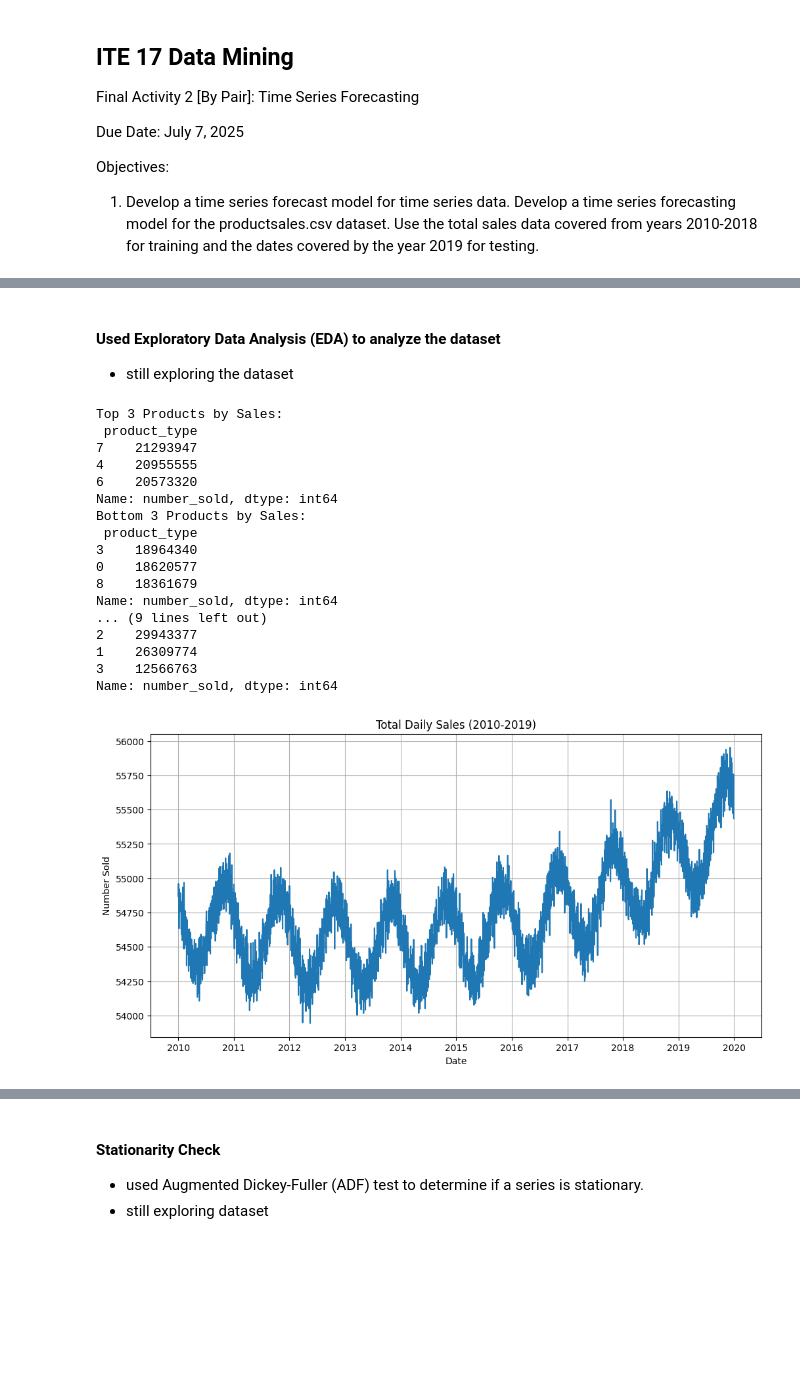
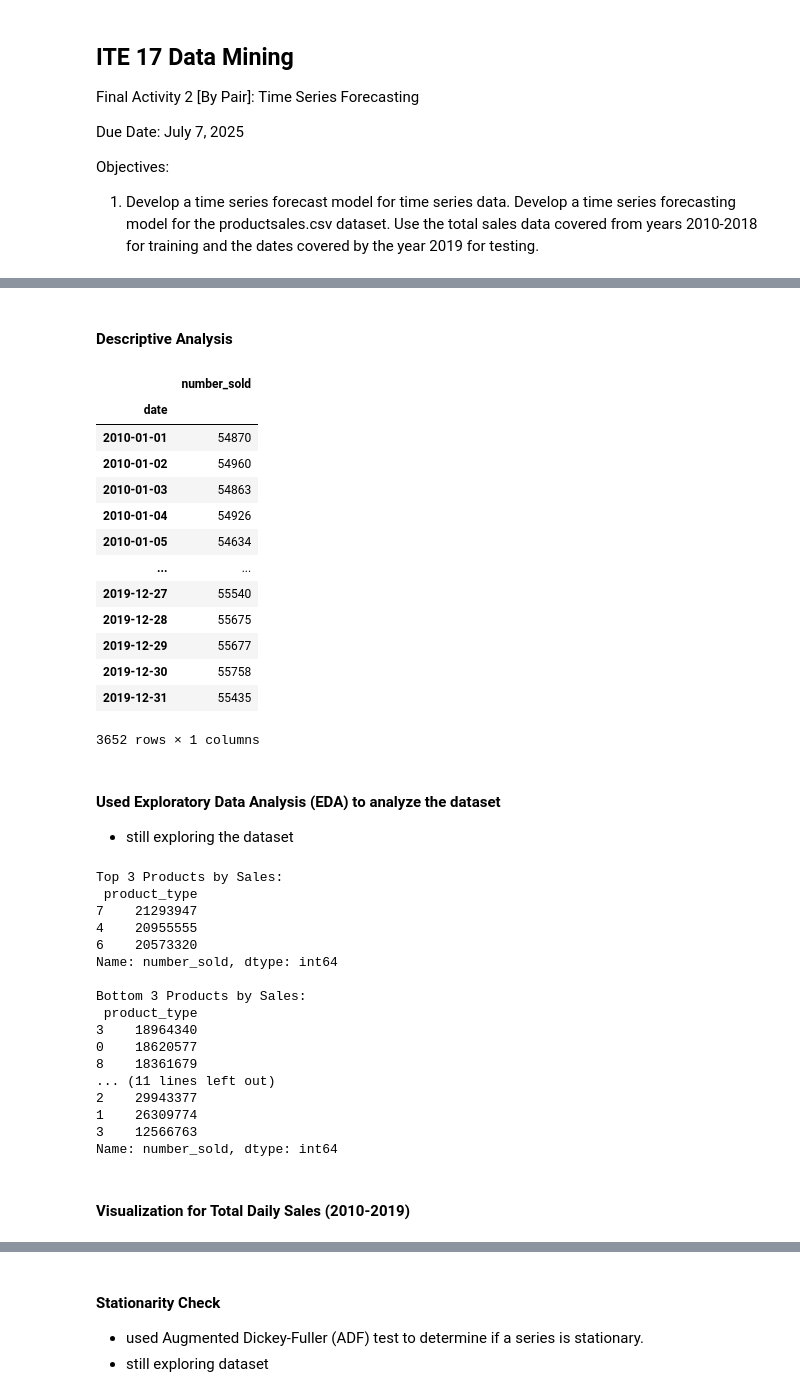
Before and after one commit to Nikkochoy/Data_Mining_Activities, a Jupyter notebook: Activities/CHOY MAGA FINAL_ACT2.ipynb, the cells around one changed output, grey strips where cells are left out. Saved outputs shown, nothing was run; the diff lists cells and outputs as text; code cells hidden in the pictures; blank space fills up the shorter version.

```diff
--- a/Activities/CHOY MAGA FINAL_ACT2.ipynb
+++ b/Activities/CHOY MAGA FINAL_ACT2.ipynb
@@ -58,3 +81,25 @@ dtype: int64
+# %% [markdown]
+#### Descriptive Analysis
+# %%
+# Aggregate total daily sales (across all stalls and products)
+daily_sales = sales.groupby('date')['number_sold'].sum().reset_index()
+daily_sales.set_index('date', inplace=True)
+daily_sales
+# %% [output]
+|  | number_sold |
+| date |  |
+| 2010-01-01 | 54870 |
+| 2010-01-02 | 54960 |
+| 2010-01-03 | 54863 |
+| 2010-01-04 | 54926 |
+| 2010-01-05 | 54634 |
+| ... | ... |
+| 2019-12-27 | 55540 |
+| 2019-12-28 | 55675 |
+| 2019-12-29 | 55677 |
+| 2019-12-30 | 55758 |
+| 2019-12-31 | 55435 |
+3652 rows × 1 columns
 # %% [markdown]
 #### Used Exploratory Data Analysis (EDA) to analyze the dataset
 - still exploring the dataset
@@ -62,20 +107,12 @@ dtype: int64
 # 1. Most/Least Sold Products
 product_stats = sales.groupby('product_type')['number_sold'].sum().sort_values(ascending=False)
 print("Top 3 Products by Sales:\n", product_stats.head(3))
-print("Bottom 3 Products by Sales:\n", product_stats.tail(3))
+print("\nBottom 3 Products by Sales:\n", product_stats.tail(3))
 
 # 2. Most/Least Profitable Stalls
 stall_stats = sales.groupby('stall_id')['number_sold'].sum().sort_values(ascending=False)
 print("\nTop 3 Stalls by Sales:\n", stall_stats.head(3))
-print("Bottom 3 Stalls by Sales:\n", stall_stats.tail(3))
-
-plt.figure(figsize=(12, 6))
-plt.plot(daily_sales.index, daily_sales['number_sold'])
-plt.title("Total Daily Sales (2010-2019)")
-plt.xlabel("Date")
-plt.ylabel("Number Sold")
-plt.grid()
-plt.show()
+print("\nBottom 3 Stalls by Sales:\n", stall_stats.tail(3))
 # %% [output]
 Top 3 Products by Sales:
  product_type
@@ -83,15 +120,16 @@ Top 3 Products by Sales:
 4    20955555
 6    20573320
 Name: number_sold, dtype: int64
+
 Bottom 3 Products by Sales:
  product_type
 3    18964340
 0    18620577
 8    18361679
-Name: number_sold, dtype: int64
-... (9 lines left out)
+... (11 lines left out)
 2    29943377
 1    26309774
 3    12566763
 Name: number_sold, dtype: int64
-[figure, removed]
+# %% [markdown]
+#### Visualization for Total Daily Sales (2010-2019)
```
Also changed, not shown: parts of 15 cells of this notebook.
